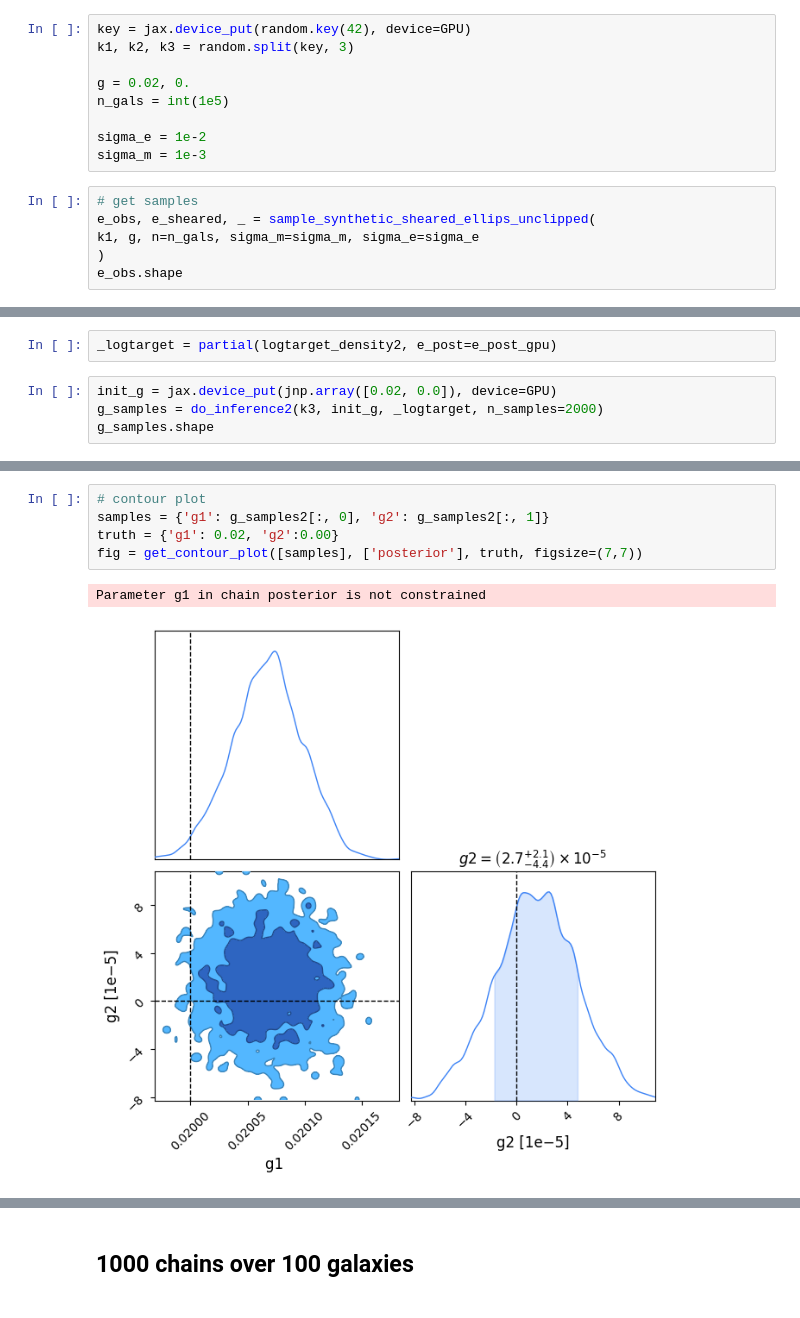
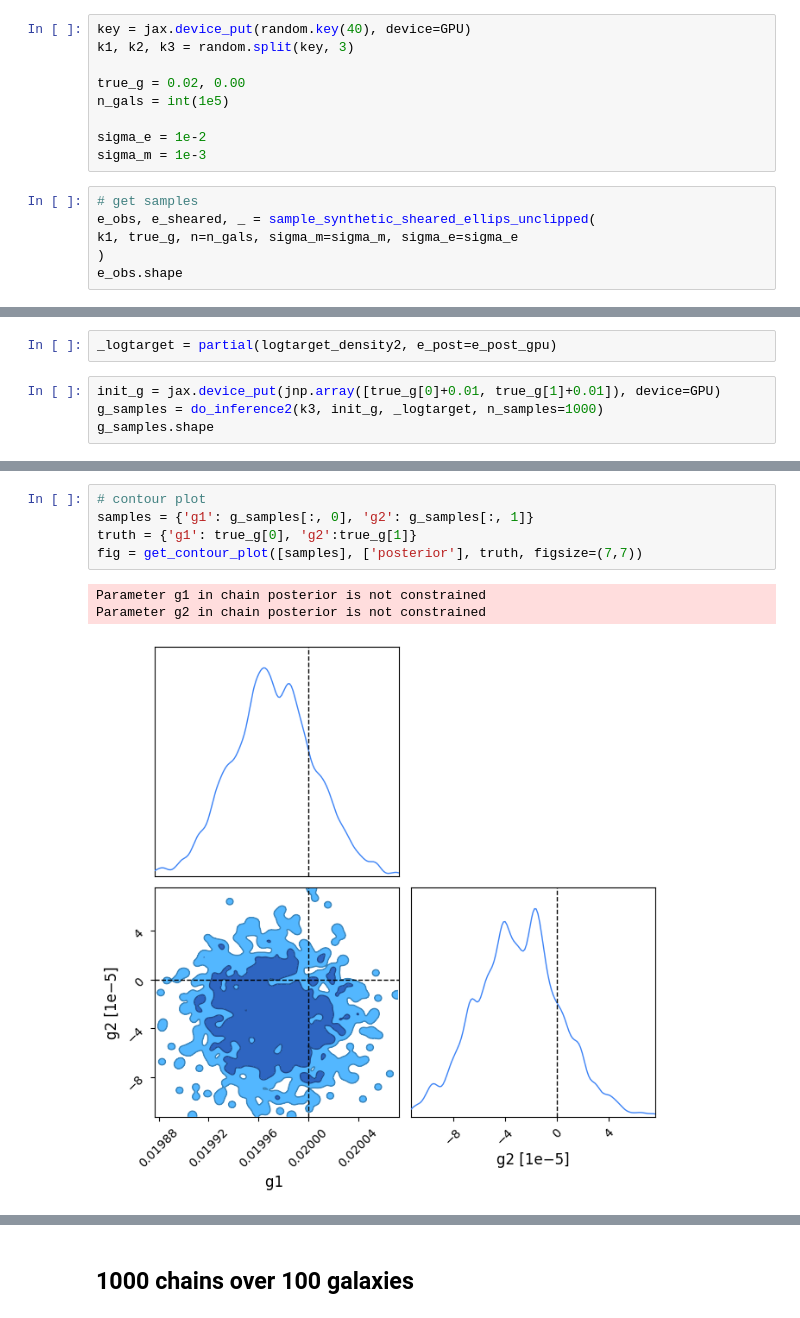
Before and after one commit to LSSTDESC/BPD, a Jupyter notebook: notebooks/is-shear-convergence.ipynb, the cells around one changed output, grey strips where cells are left out. Cells and saved outputs as stored; diff of their text form.

```diff
--- a/notebooks/is-shear-convergence.ipynb
+++ b/notebooks/is-shear-convergence.ipynb
@@ -538,10 +538,10 @@ plt.legend()
 # %% [markdown]
 ## Get samples
 # %%
-key = jax.device_put(random.key(42), device=GPU)
+key = jax.device_put(random.key(40), device=GPU)
 k1, k2, k3 = random.split(key, 3)
 
-g = 0.02, 0.
+true_g = 0.02, 0.00
 n_gals = int(1e5)
 
 sigma_e = 1e-2
@@ -549,7 +549,7 @@ sigma_m = 1e-3
 # %%
 # get samples
 e_obs, e_sheared, _ = sample_synthetic_sheared_ellips_unclipped(
-k1, g, n=n_gals, sigma_m=sigma_m, sigma_e=sigma_e
+k1, true_g, n=n_gals, sigma_m=sigma_m, sigma_e=sigma_e
 )
 e_obs.shape
 # %% [output]
@@ -620,6 +623,6 @@ def do_inference2(rng_key, init_g, logtarget, n_samples=1000):
 # %%
 _logtarget = partial(logtarget_density2, e_post=e_post_gpu)
 # %%
-init_g = jax.device_put(jnp.array([0.02, 0.0]), device=GPU)
-g_samples = do_inference2(k3, init_g, _logtarget, n_samples=2000)
+init_g = jax.device_put(jnp.array([true_g[0]+0.01, true_g[1]+0.01]), device=GPU)
+g_samples = do_inference2(k3, init_g, _logtarget, n_samples=1000)
 g_samples.shape
@@ -634,11 +637,12 @@ g_samples2.shape
 # %%
 # contour plot
-samples = {'g1': g_samples2[:, 0], 'g2': g_samples2[:, 1]}
-truth = {'g1': 0.02, 'g2':0.00}
+samples = {'g1': g_samples[:, 0], 'g2': g_samples[:, 1]}
+truth = {'g1': true_g[0], 'g2':true_g[1]}
 fig = get_contour_plot([samples], ['posterior'], truth, figsize=(7,7))
 # %% [output]
 Parameter g1 in chain posterior is not constrained
+Parameter g2 in chain posterior is not constrained
-[figure, old version]
+[figure, new version]
 # %%
 g_samples[:, 0].mean(), g_samples[:, 0].std()
 # %% [output]
```
Also changed, not shown: parts of 9 cells of this notebook.
